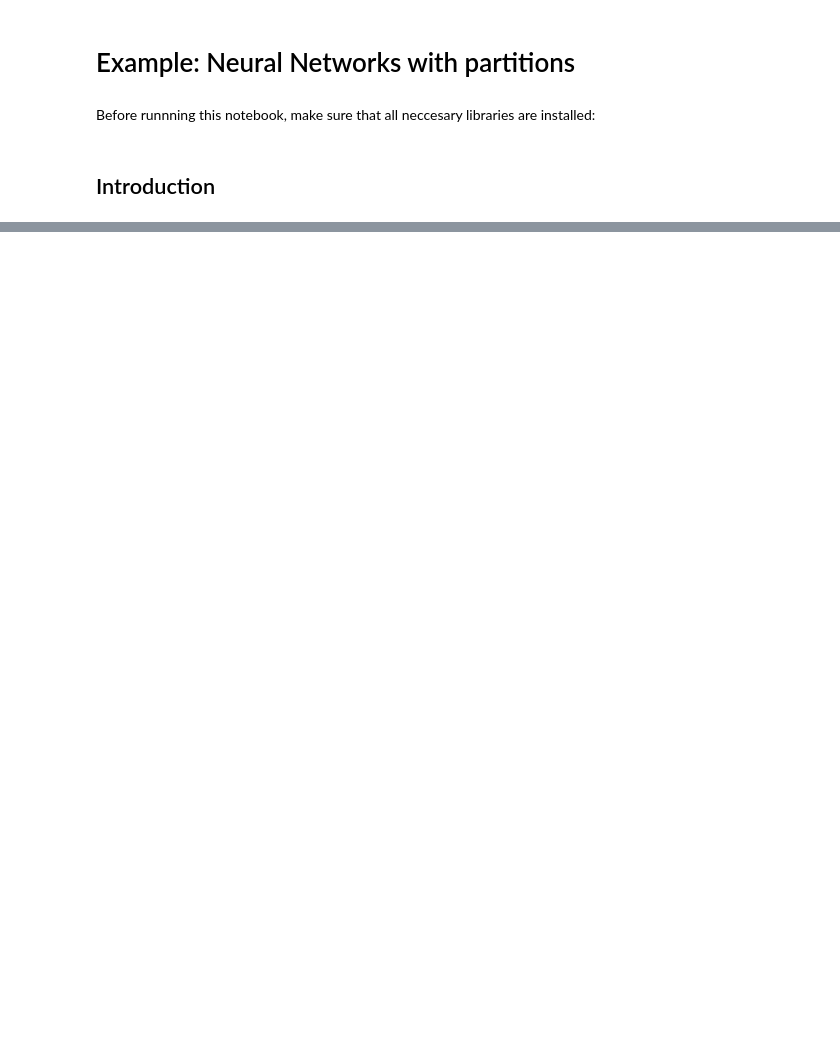
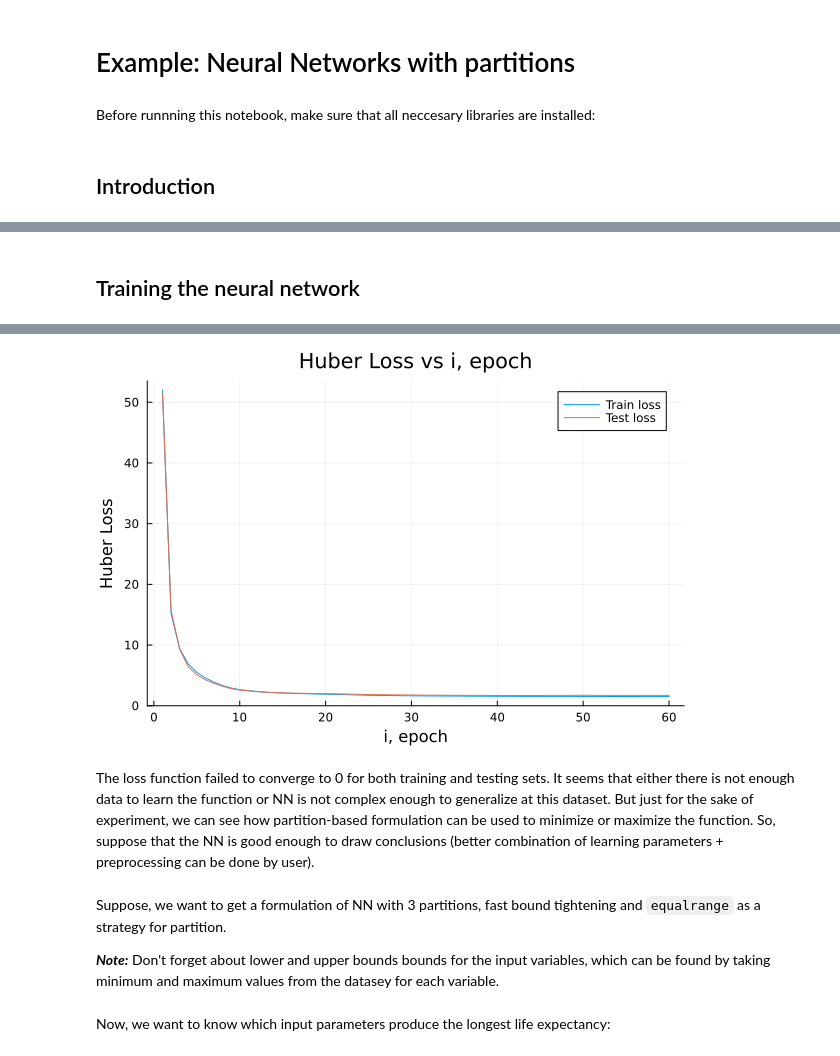
Before and after one commit to gamma-opt/Gogeta.jl, a Jupyter notebook: examples/NN_partition_formulation.ipynb, the cells around one changed output, grey strips where cells are left out. Cells and saved outputs as stored; diff of their text form; code cells hidden in the pictures; blank space fills up the shorter version.

```diff
--- a/examples/NN_partition_formulation.ipynb
+++ b/examples/NN_partition_formulation.ipynb
@@ -441,0 +414,6 @@ For such large problem, optimizer failed to find the optimal solution for all me
+# %%
+y = data[!, Symbol("Life expectancy ")];
+X = data[:, Not(Symbol("Life expectancy "), Symbol("Status"))];
+dt = fit(ZScoreTransform, Matrix(X), dims=1);
+X = StatsBase.transform(dt, Matrix(X));
+X = [data[:, Symbol("Status")] X];
@@ -441,0 +422,10 @@ For such large problem, optimizer failed to find the optimal solution for all me
+# %%
+sample = randsubseq(1:size(data, 1), 0.8)
+X_train = transpose(Array{Float32}(X[sample, :]));
+y_train = transpose(Array{Float32}(y[sample, :]));
+
+notsample = [i for i in 1:size(data,1) if isempty(searchsorted(sample, i))]
+X_test= transpose(Array{Float32}(X[notsample, :]));
+y_test = transpose(Array{Float32}(y[notsample, :]));
+
+data_train = Flux.Data.DataLoader((X_train, y_train), batchsize=16);
@@ -441,0 +447,19 @@ For such large problem, optimizer failed to find the optimal solution for all me
+# %% [markdown]
+## Training the neural network
+# %%
+epochs = 60
+train_losses = Float64[]
+test_losses = Float64[]
+
+for epoch in 1:epochs
+    for (X_batch, y_batch) in data_train
+        train!(loss, params(model), [(X_batch, y_batch)], opt);
+    end
+    push!(train_losses, loss(X_train, y_train));
+    push!(test_losses, loss(X_test, y_test))
+    println("epoch #", epoch, ", training loss: ", train_losses[end], ", test loss: ", test_losses[end])
+end
+
+plot(train_losses, xlabel="i, epoch", ylabel="Huber Loss", title="Huber Loss vs i, epoch", label="Train loss")
+plot!(test_losses, label="Test loss")
+# %% [output]
@@ -441,0 +483,7 @@ For such large problem, optimizer failed to find the optimal solution for all me
+[figure, added]
+# %% [markdown]
+The loss function failed to converge to 0 for both training and testing sets. It seems that either there is not enough data to learn the function or NN is not complex enough to generalize at this dataset. But just for the sake of experiment, we can see how partition-based formulation can be used to minimize or maximize the function. So, suppose that the NN is good enough to draw conclusions (better combination of learning parameters + preprocessing can be done by user).
+# %% [markdown]
+Suppose, we want to get a formulation of NN with 3 partitions, fast bound tightening and `equalrange` as a strategy for partition.
+
+***Note:*** Don't forget about lower and upper bounds bounds for the input variables, which can be found by taking minimum and maximum values from the datasey for each variable.
@@ -441,0 +496,2 @@ For such large problem, optimizer failed to find the optimal solution for all me
+# %% [markdown]
+Now, we want to know which input parameters produce the longest life expectancy:
```
Also changed, not shown: parts of 89 cells of this notebook, 1 other file.
